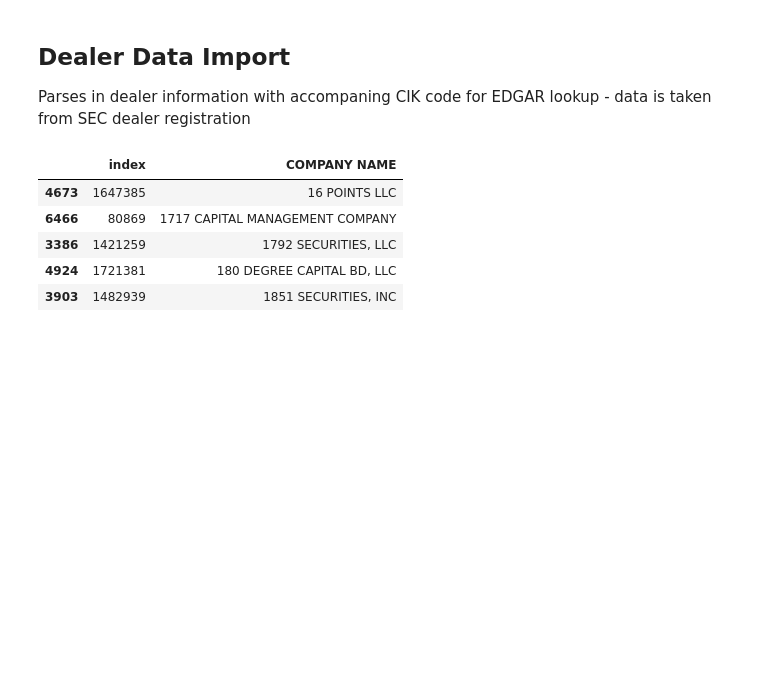
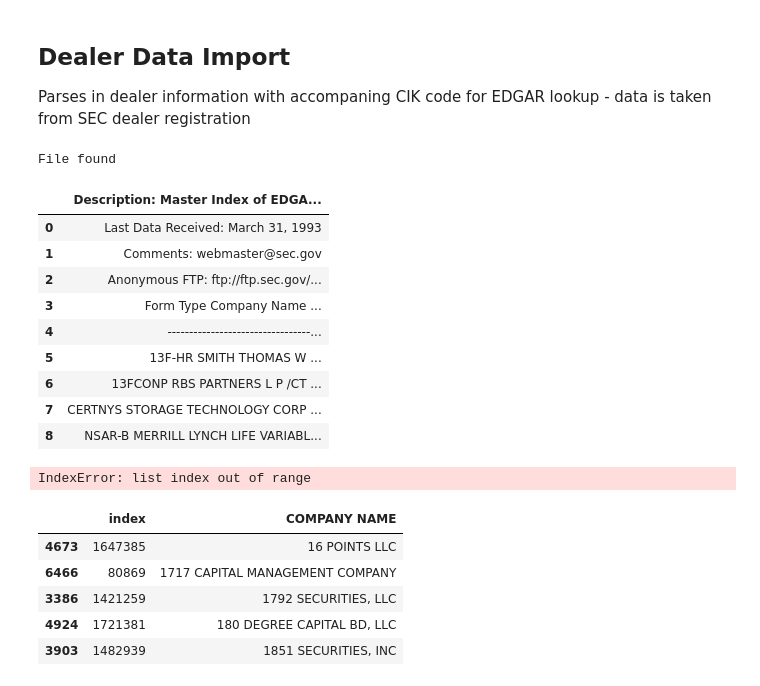
Before and after one commit to fernando-duarte/X17A5, a Jupyter notebook: SEC_S3.ipynb, the cells around one changed output. Cells and saved outputs as stored; diff of their text form; code cells hidden in the pictures; blank space fills up the shorter version.

```diff
--- a/SEC_S3.ipynb
+++ b/SEC_S3.ipynb
@@ -63,6 +67,7 @@ os.getcwd()
 Parses in dealer information with accompaning CIK code for EDGAR lookup - data is taken from SEC dealer registration
 # %%
 if os.path.isfile('CIKandDealers.txt'):
+    print('File found')
 
     # exporting RegisteredDealer information, loading in JSON dictionary
     with open('CIKandDealers.txt') as file:
@@ -134,3 +139,5 @@ else:
         file.close()
 
     print('Time taken is {} seconds'.format(time.time()-start))
+# %% [output]
+File found
@@ -137,3 +165,20 @@ else:
+# %%
+pd.read_fwf('main.txt')
+# %% [output]
+|  | Description: Master Index of EDGA... |
+| 0 | Last Data Received: March 31, 1993 |
+| 1 | Comments: webmaster@sec.gov |
+| 2 | Anonymous FTP: ftp://ftp.sec.gov/... |
+| 3 | Form Type Company Name ... |
+| 4 | ---------------------------------... |
+| 5 | 13F-HR SMITH THOMAS W ... |
+| 6 | 13FCONP RBS PARTNERS L P /CT ... |
+| 7 | CERTNYS STORAGE TECHNOLOGY CORP ... |
+| 8 | NSAR-B MERRILL LYNCH LIFE VARIABL... |
+# %%
+pd.read_csv('main.txt', header=[1, 2, 3, 4, 5])
+# %% [output]
+IndexError: list index out of range
 # %%
 # sample of CIK brokers & dealer retained from SEC directory
 pd.DataFrame.from_dict(cik2brokers, orient='index').reset_index().sort_values(by='COMPANY NAME').head()
```
Also changed, not shown: parts of 3 cells of this notebook, 1 other file.
